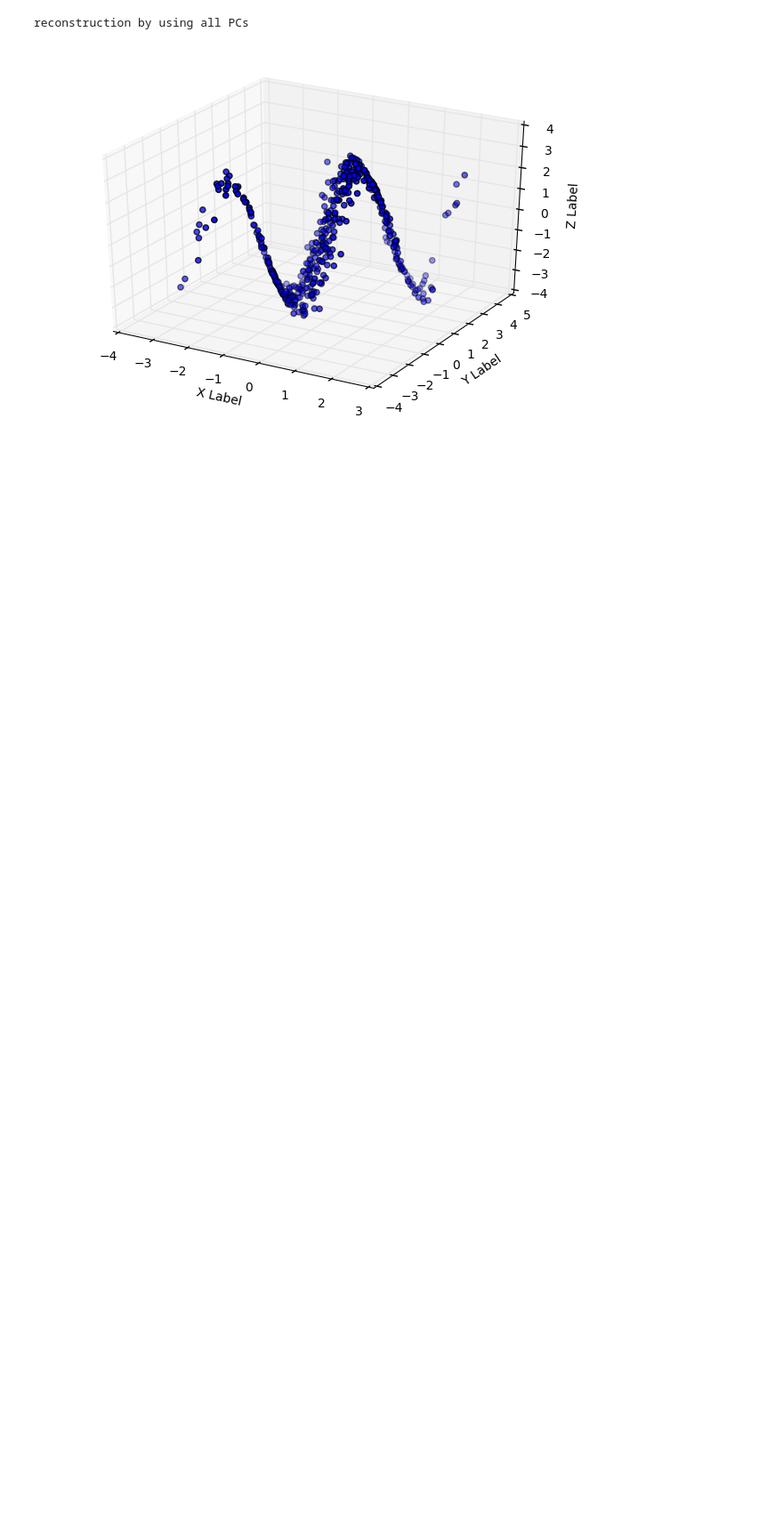
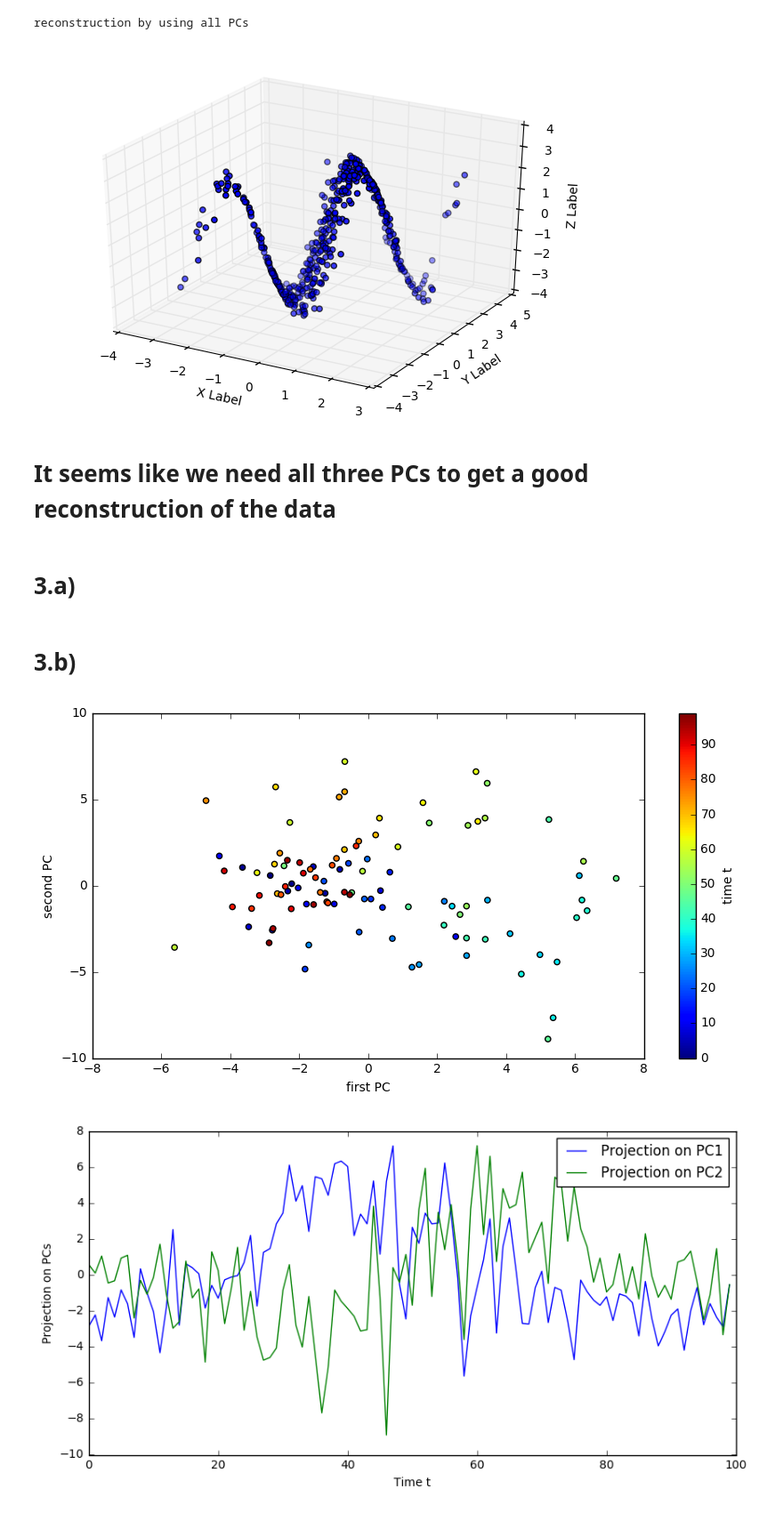
Before and after one commit to muellerfelix/mi-2, a Jupyter notebook: hw-2/sheet2.ipynb, the cells around one changed output. Shown at 89% size. Saved outputs shown, nothing was run; the diff lists cells and outputs as text; code cells hidden in the pictures; blank space fills up the shorter version.

```diff
--- a/hw-2/sheet2.ipynb
+++ b/hw-2/sheet2.ipynb
@@ -203,3 +219,62 @@ plt.show()
 # %% [output]
 reconstruction by using all PCs
 [figure]
+# %% [markdown]
+# It seems like we need all three PCs to get a good reconstruction of the data
+# %% [markdown]
+# 3.a)
+# %%
+# load data
+Data = np.genfromtxt("expDat.txt", delimiter=',', skip_header=True,dtype='float')
+# skip first row ("1","2",..)
+expDat = Data[:,1:]
+
+mean = np.mean(expDat)
+centered = expDat - mean
+C = np.cov(centered.T)
+w,v = np.linalg.eigh(C)
+
+evectors = v[::-1]
+evalues = w[::-1]
+
+centered_pca = np.zeros(centered.shape)
+
+for i in range(centered.shape[0]):
+    for j in range(centered.shape[1]):
+        centered_pca[i,j] = evectors[j].T.dot(centered[i])
+# %% [markdown]
+# 3.b)
+# %%
+import matplotlib.cm as cm
+cmap = cm.jet
+reconstruction = np.zeros(centered.shape)
+
+for i in range(centered.shape[0]):
+    reconstruction[i] = evectors[0]*centered_pca[i,0] + evectors[1]*centered_pca[i,1]
+
+
+
+t = np.arange(centered_pca.shape[0])
+plt.figure(figsize=(10,5))
+plt.xlabel('first PC')
+plt.ylabel('second PC')
+
+plt.scatter(centered_pca[:,0],centered_pca[:,1],c=t,cmap=cmap)
+plt.colorbar(label='time t')
+plt.show()
+
+
+c = cmap(t)
+plt.figure(figsize=(10,5))
+plt.xlabel('Time t')
+plt.ylabel('Projection on PCs')
+plt.xlabel('Time t')
+plt.ylabel('Projection on PCs')
+
+plt.plot(t,centered_pca[:,0],label='Projection on PC1')
+plt.plot(t,centered_pca[:,1],label='Projection on PC2')
+plt.legend()
+plt.show()
+# %% [output]
+[figure, added]
+[figure, added]
```
Also changed, not shown: parts of 13 cells of this notebook.
